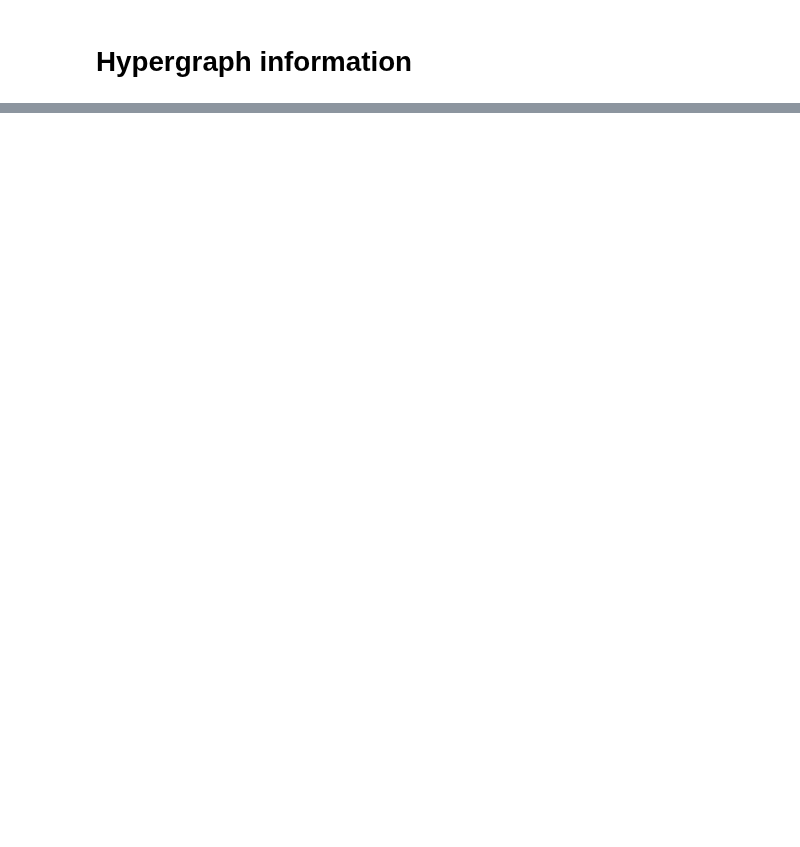
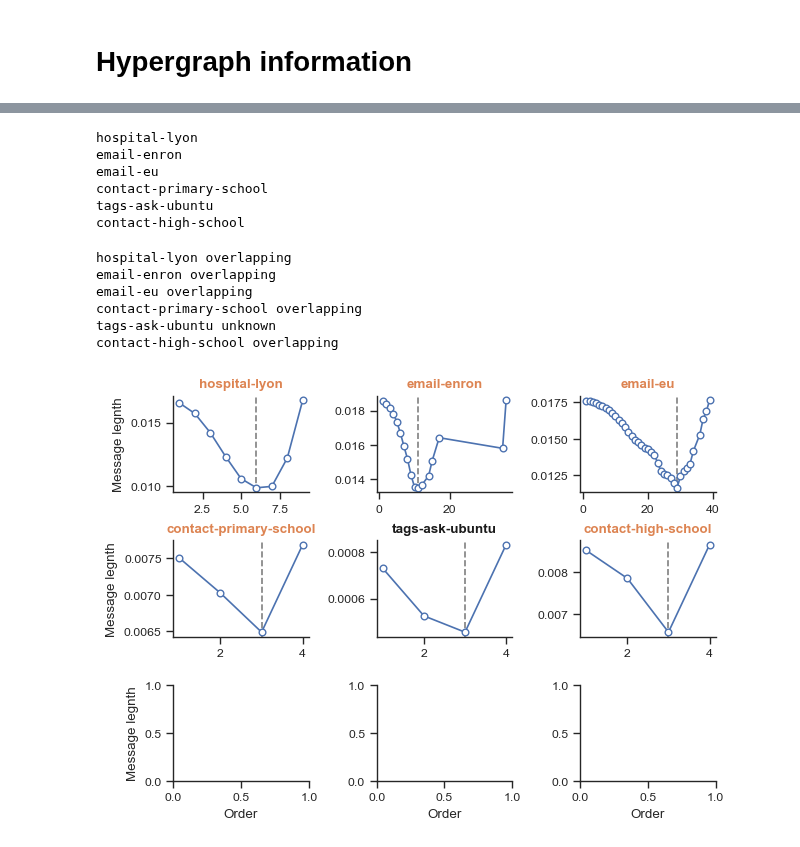
Before and after one commit to maximelucas/hypergraph_reducibility, a Jupyter notebook: notebooks/figure_1.ipynb, the cells around one changed output, grey strips where cells are left out. Drawn from its saved outputs; the diff is of its cells as text; code cells hidden in the pictures; blank space fills up the shorter version.

```diff
--- a/notebooks/figure_1.ipynb
+++ b/notebooks/figure_1.ipynb
@@ -23,3 +32,75 @@ import os
+# %%
+data = dict()
+
+for file_name in glob.glob(f"{out_dir}message_length*.npz"):
+
+    data_i = np.load(file_name)
+
+    dataset = file_name.split("/")[-1].split(".")[0].split("_")[-1]
+
+    data[dataset] = {}
+    data[dataset]["Q"] = data_i["Q"]
+    data[dataset]["orders"] = data_i["orders"]
+    data[dataset]["tau_c"] = data_i["tau_c"]
+
+    print(dataset)
+# %% [output]
+hospital-lyon
+email-enron
+email-eu
+contact-primary-school
+tags-ask-ubuntu
+contact-high-school
+# %%
+n_sets = len(data)
+
+fig, axs = plt.subplots(3, 3, sharex=False, sharey=False, figsize=(7, 5))
+
+for i, (dataset, vals_dict) in enumerate(data.items()):
+
+    ax = axs.flatten()[i]
+
+    Q = vals_dict["Q"]
+    orders = vals_dict["orders"]
+
+    ax.plot(orders, Q, "o-", mfc="white")
+
+    i_min = np.argmin(Q)
+    ax.axvline(orders[i_min], c="grey", ls="--", zorder=-2)
+
+    cat = category(cat_dict[dataset])
+    print(dataset, cat)
+    if cat == "overlapping":
+        col = "C1"
+    elif cat == "non-overlapping":
+        col = "g"
+    else:
+        col = "k"
+
+    ax.set_title(dataset, weight="bold", color=col)
+
+plt.subplots_adjust(wspace=0.5, hspace=0.5)
+
+for ax in axs[:, 0]:
+    ax.set_ylabel("Message legnth")
+
+for ax in axs[-1, :]:
+    ax.set_xlabel("Order")
+
+sb.despine()
+
+fig_name = f"figure_1_v1" #lambda2_HG_SC_N_{N}_ps_{ps}_nrep_{n_repetitions}"
+
+plt.savefig(f"{out_dir}{fig_name}.png", dpi=250, bbox_inches="tight")
+plt.savefig(f"{out_dir}{fig_name}.pdf", dpi=250, bbox_inches="tight")
+# %% [output]
+hospital-lyon overlapping
+email-enron overlapping
+email-eu overlapping
+contact-primary-school overlapping
+tags-ask-ubuntu unknown
+contact-high-school overlapping
+[figure, added]
 # %%
 data = dict()
 
```
Also changed, not shown: parts of 8 cells of this notebook, 53 other files.
